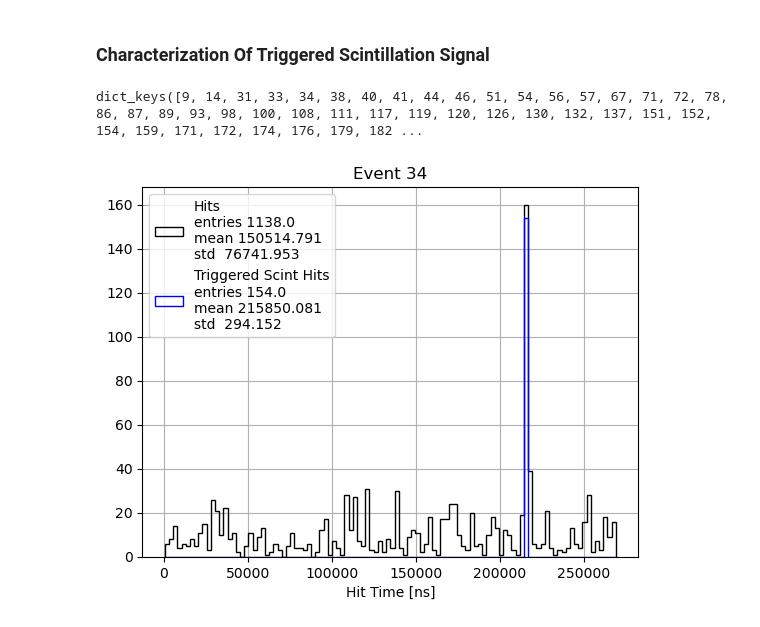
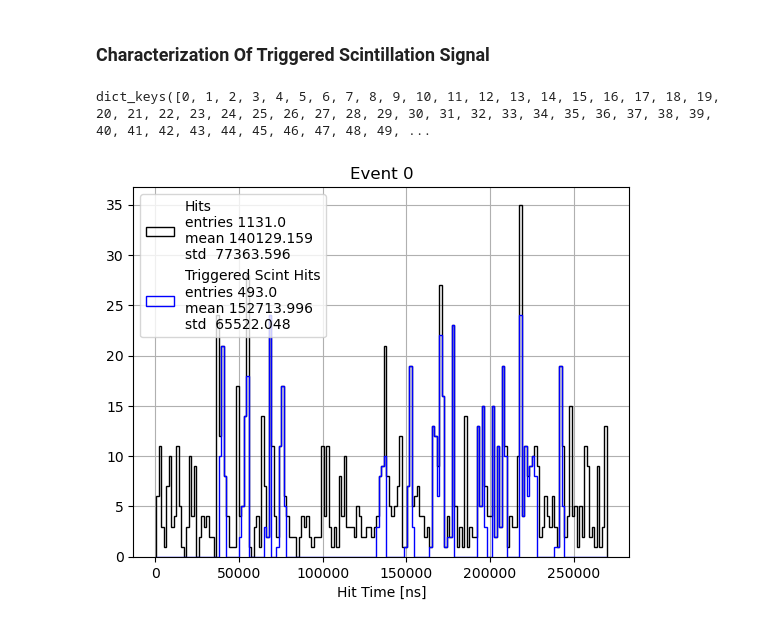
Before and after one commit to DiegoCostas97/AmBe_Data_Analysis, a Jupyter notebook: NB/comparison.ipynb, the cells around one changed output. Saved outputs shown, nothing was run; the diff lists cells and outputs as text; code cells hidden in the pictures.

```diff
--- a/NB/comparison.ipynb
+++ b/NB/comparison.ipynb
@@ -69,5 +129,5 @@ for i,event in enumerate(range(8)):
 # %% [markdown]
 # nHits To Find Spills and AfterPulsing
 # %%
-bkg_triggered_spill_hits_index  = nHits(mode="multiple_events", hit_times=bkg_run_times_sorted,  w=5000, thresh_min=300, thresh_max=10000, pre_window=0, post_window=4000, jump=9000)
-ambe_triggered_spill_hits_index = nHits(mode="multiple_events", hit_times=ambe_run_times_sorted, w=5000, thresh_min=300, thresh_max=10000, pre_window=0, post_window=4000, jump=9000)
+bkg__triggered_spill_hits_index, bkg__triggered_spill_hit_times = nHits(mode="multiple_events", hit_times=bkg_run_times_sorted,  w=5000, thresh_min=300, thresh_max=10000, pre_window=0, post_window=4000, jump=9000)
+ambe_triggered_spill_hits_index, ambe_triggered_spill_hit_times = nHits(mode="multiple_events", hit_times=ambe_run_times_sorted, w=5000, thresh_min=300, thresh_max=10000, pre_window=0, post_window=4000, jump=9000)
@@ -74,3 +136,19 @@ ambe_triggered_spill_hits_index = nHits(mode="multiple_events", hit_times=ambe_r
+# %%
+from matplotlib.backends.backend_pdf import PdfPages
+from itertools import islice
+
+with PdfPages("./bkg_nHits_Spills_Hist.pdf") as pdf:
+    for key, value in tqdm(islice(bkg_triggered_spill_hits_index.items(), 100), total=100):
+
+        event = key
+        data = bkg_run_times_sorted[event]
+        pltext.hist(data                                                           , 100, range=(data[0], data[-1]), label=f"Event {event}");
+        pltext.hist(data[np.concatenate(bkg_triggered_spill_hits_index.get(event))], 100, range=(data[0], data[-1]), label="Triggered Hits");
+
+        plt.title(f"Readout Window: {(data[-1] - data[0])*1e-3:.1f} $\mu$s")
+
+        pdf.savefig()
+        plt.close()
 # %% [markdown]
 ### Cantas Veces Trigga O Algoritmo Para Os Spills?
 # %%
@@ -253,20 +841,20 @@ plt.legend();
 # %% [markdown]
 ### Characterization Of Triggered Scintillation Signal
 # %%
-bkg_triggered_scint_hits_index  = nHits(mode="multiple_events", hit_times=bkg_corrected_run_times_sorted,  w=1500, thresh_min=50, thresh_max=np.inf, pre_window=500, post_window=500, jump=2500, progress_bar=False)
-ambe_triggered_scint_hits_index = nHits(mode="multiple_events", hit_times=ambe_corrected_run_times_sorted, w=1500, thresh_min=50, thresh_max=np.inf, pre_window=500, post_window=500, jump=2500, progress_bar=False)
+bkg__triggered_scint_hits_index = nHits(mode="multiple_events", hit_times=bkg__corrected_run_times_sorted, w=4000, thresh_min=26, thresh_max=40, pre_window=0, post_window=0, jump=4000)
+ambe_triggered_scint_hits_index = nHits(mode="multiple_events", hit_times=ambe_corrected_run_times_sorted, w=4000, thresh_min=26, thresh_max=40, pre_window=0, post_window=0, jump=4000)
 # %%
-ambe_triggered_scint_hits_index.keys()
+ambe_triggered_scint_hits_index[0].keys()
 # %% [output]
-dict_keys([9, 14, 31, 33, 34, 38, 40, 41, 44, 46, 51, 54, 56, 57, 67, 71, 72, 78, 86, 87, 89, 93, 98, 100, 108, 111, 117, 119, 120, 126, 130, 132, 137, 151, 152, 154, 159, 171, 172, 174, 176, 179, 182 ...
+dict_keys([0, 1, 2, 3, 4, 5, 6, 7, 8, 9, 10, 11, 12, 13, 14, 15, 16, 17, 18, 19, 20, 21, 22, 23, 24, 25, 26, 27, 28, 29, 30, 31, 32, 33, 34, 35, 36, 37, 38, 39, 40, 41, 42, 43, 44, 45, 46, 47, 48, 49, ...
 # %%
-event = 34
+event = 0
 data  = ambe_corrected_run_times_sorted[event]
 
-pltext.hist(data,                                                             108, range=(data[0], data[-1]), xylabels="Hit Time [ns]", label=f"Hits");
-pltext.hist(data[np.concatenate(ambe_triggered_scint_hits_index.get(event))], 108, range=(data[0], data[-1]), xylabels="Hit Time [ns]", label=f"Triggered Scint Hits");
+pltext.hist(data,                                                                180, range=(data[0], data[-1]), xylabels="Hit Time [ns]", label=f"Hits");
+pltext.hist(data[np.concatenate(ambe_triggered_scint_hits_index[0].get(event))], 180, range=(data[0], data[-1]), xylabels="Hit Time [ns]", label=f"Triggered Scint Hits");
 
 plt.title(f"Event {event}");
 # %% [output]
-[figure, old version]
+[figure, new version]
 # %%
```
Also changed, not shown: parts of 105 cells of this notebook.
